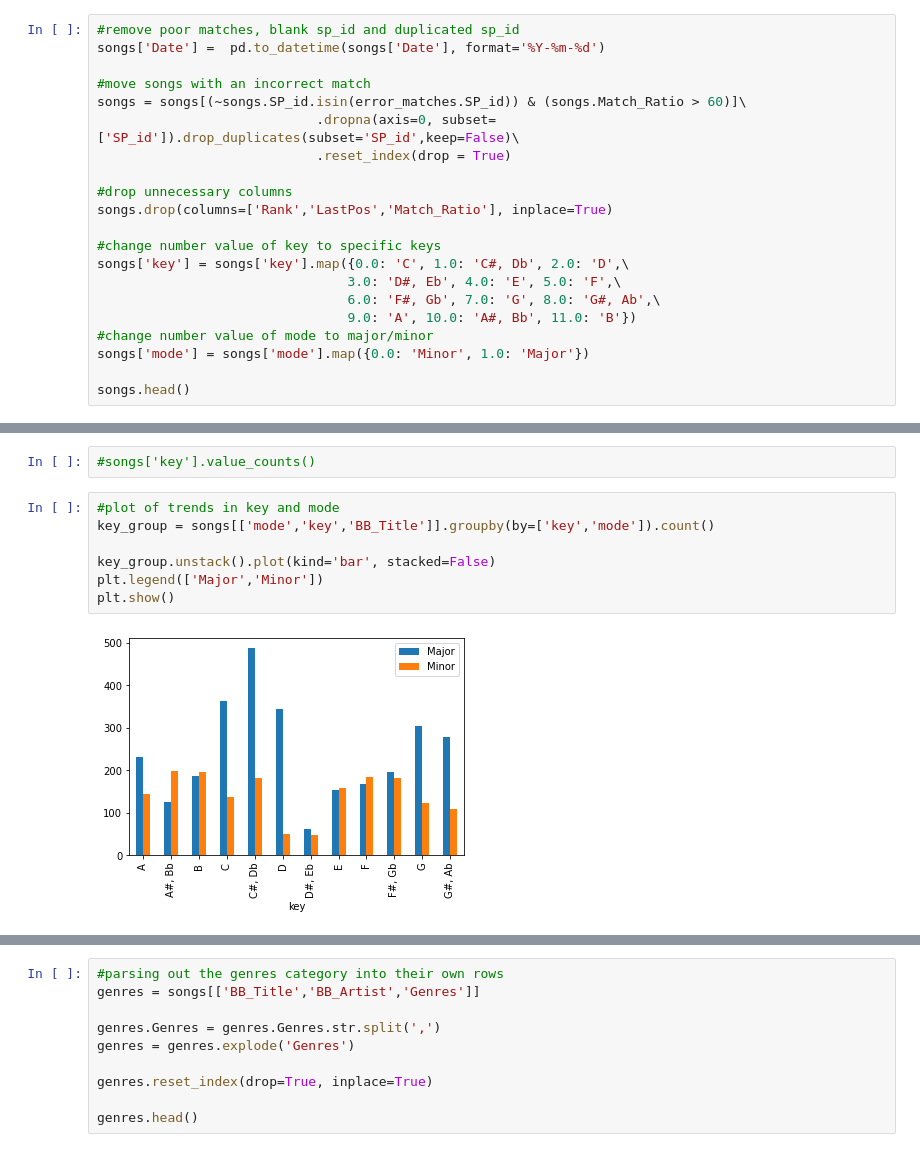
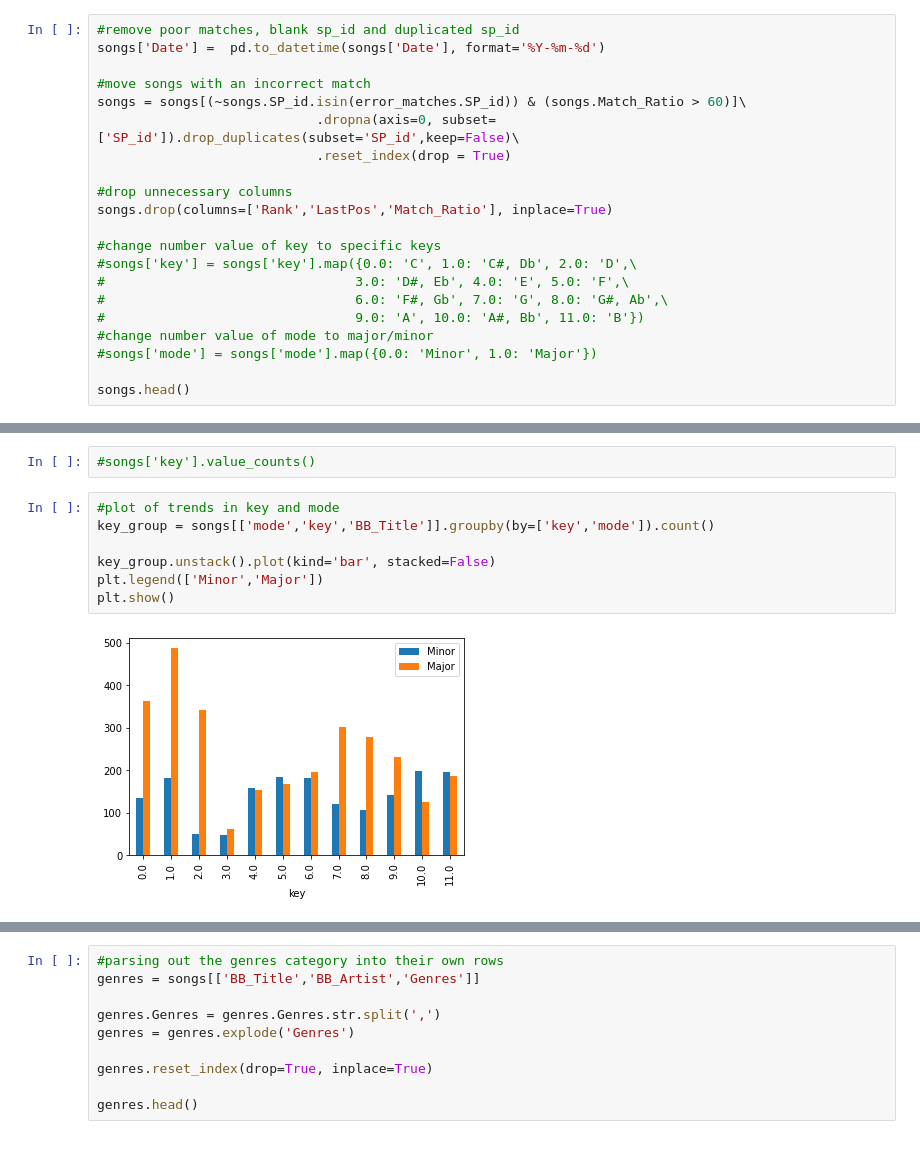
Before and after one commit to JelicaB/BillboardSongAnalysis, a Jupyter notebook: notebooks/3.0-JB-Exploratory-Data-Analysis.ipynb, the cells around one changed output, grey strips where cells are left out. Saved outputs shown, nothing was run; the diff lists cells and outputs as text.

```diff
--- a/notebooks/3.0-JB-Exploratory-Data-Analysis.ipynb
+++ b/notebooks/3.0-JB-Exploratory-Data-Analysis.ipynb
@@ -57,12 +57,12 @@ songs = songs[(~songs.SP_id.isin(error_matches.SP_id)) & (songs.Match_Ratio > 60
 songs.drop(columns=['Rank','LastPos','Match_Ratio'], inplace=True)
 
 #change number value of key to specific keys
-songs['key'] = songs['key'].map({0.0: 'C', 1.0: 'C#, Db', 2.0: 'D',\
-                                3.0: 'D#, Eb', 4.0: 'E', 5.0: 'F',\
-                                6.0: 'F#, Gb', 7.0: 'G', 8.0: 'G#, Ab',\
-                                9.0: 'A', 10.0: 'A#, Bb', 11.0: 'B'})
+#songs['key'] = songs['key'].map({0.0: 'C', 1.0: 'C#, Db', 2.0: 'D',\
+#                                3.0: 'D#, Eb', 4.0: 'E', 5.0: 'F',\
+#                                6.0: 'F#, Gb', 7.0: 'G', 8.0: 'G#, Ab',\
+#                                9.0: 'A', 10.0: 'A#, Bb', 11.0: 'B'})
 #change number value of mode to major/minor
-songs['mode'] = songs['mode'].map({0.0: 'Minor', 1.0: 'Major'})
+#songs['mode'] = songs['mode'].map({0.0: 'Minor', 1.0: 'Major'})
 
 songs.head()
 # %% [output]
@@ -166,12 +166,12 @@ scatterplots(features, 'Weeks', songs, feature_key=zero_to_one_features, ncol=4,
 # %%
 #plot of trends in key and mode
 key_group = songs[['mode','key','BB_Title']].groupby(by=['key','mode']).count()
 
 key_group.unstack().plot(kind='bar', stacked=False)
-plt.legend(['Major','Minor'])
+plt.legend(['Minor','Major'])
 plt.show()
 # %% [output]
-[figure, old version]
+[figure, new version]
 # %%
 all_genres = [str(item) for item in songs['Genres'].to_list()]
 
```
Also changed, not shown: parts of 11 cells of this notebook, 8 other files.
